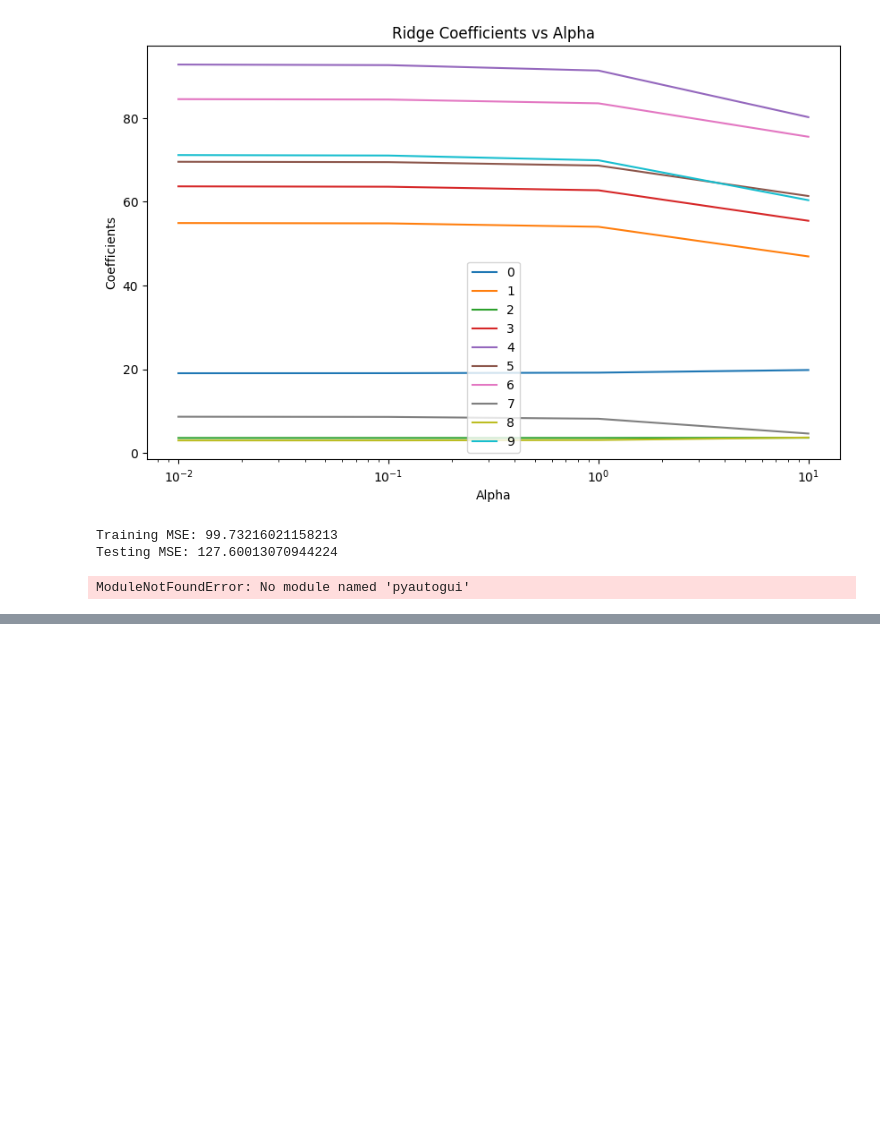
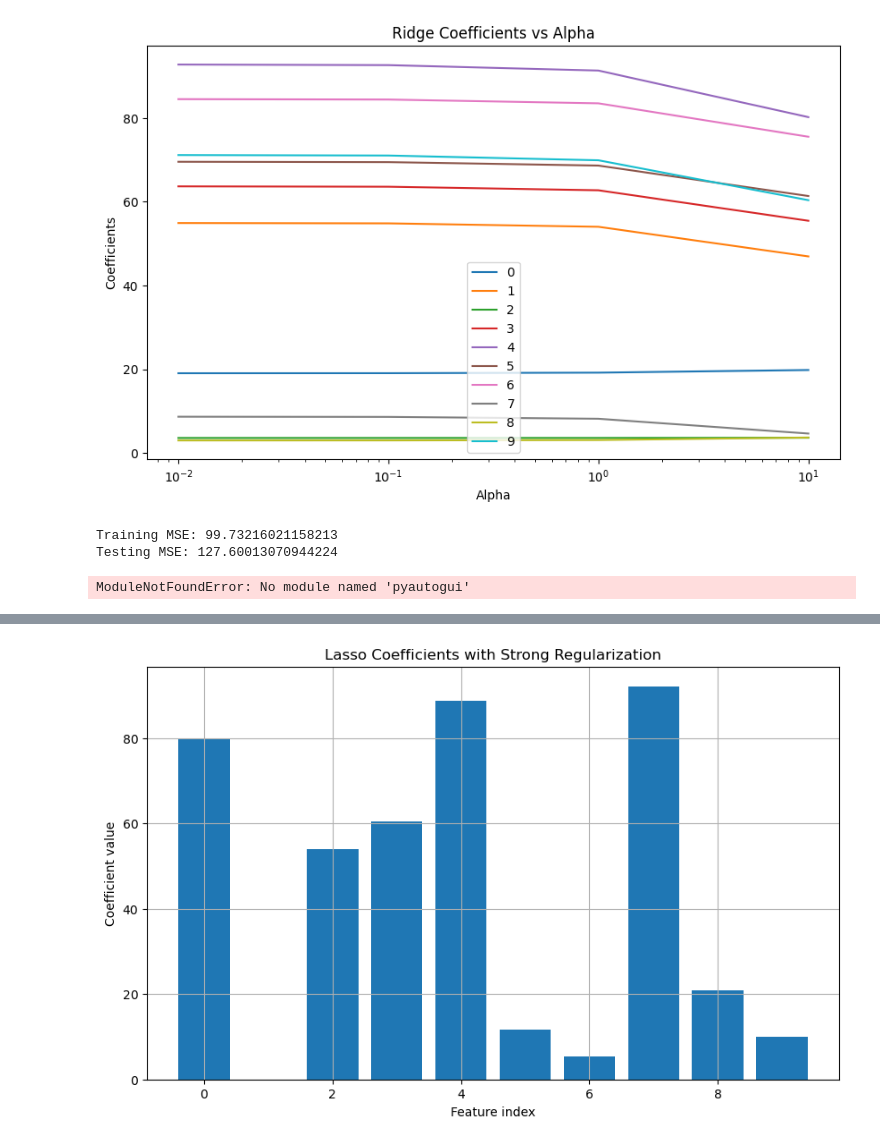
Before and after one commit to Harsimranjit2004/Machine-Learning, a Jupyter notebook: plot.ipynb, the cells around one changed output, grey strips where cells are left out. Drawn from its saved outputs; the diff is of its cells as text; code cells hidden in the pictures; blank space fills up the shorter version.

```diff
--- a/plot.ipynb
+++ b/plot.ipynb
@@ -760,0 +816,18 @@ plt.savefig("l2-norm-reg.png")
+# %%
+# Generate synthetic data with more features
+X, y = make_regression(n_samples=100, n_features=10, noise=0.1)
+
+# Fit a Lasso model with stronger regularization
+lasso = Lasso(alpha=0.5)
+lasso.fit(X, y)
+
+# Plot the coefficients
+plt.figure(figsize=(10, 6))
+plt.bar(range(X.shape[1]), lasso.coef_)
+plt.title('Lasso Coefficients with Strong Regularization')
+plt.xlabel('Feature index')
+plt.ylabel('Coefficient value')
+plt.grid(True)
+plt.show()
+# %% [output]
+[figure, added]
```
Also changed, not shown: parts of 11 cells of this notebook, 1 other file.
